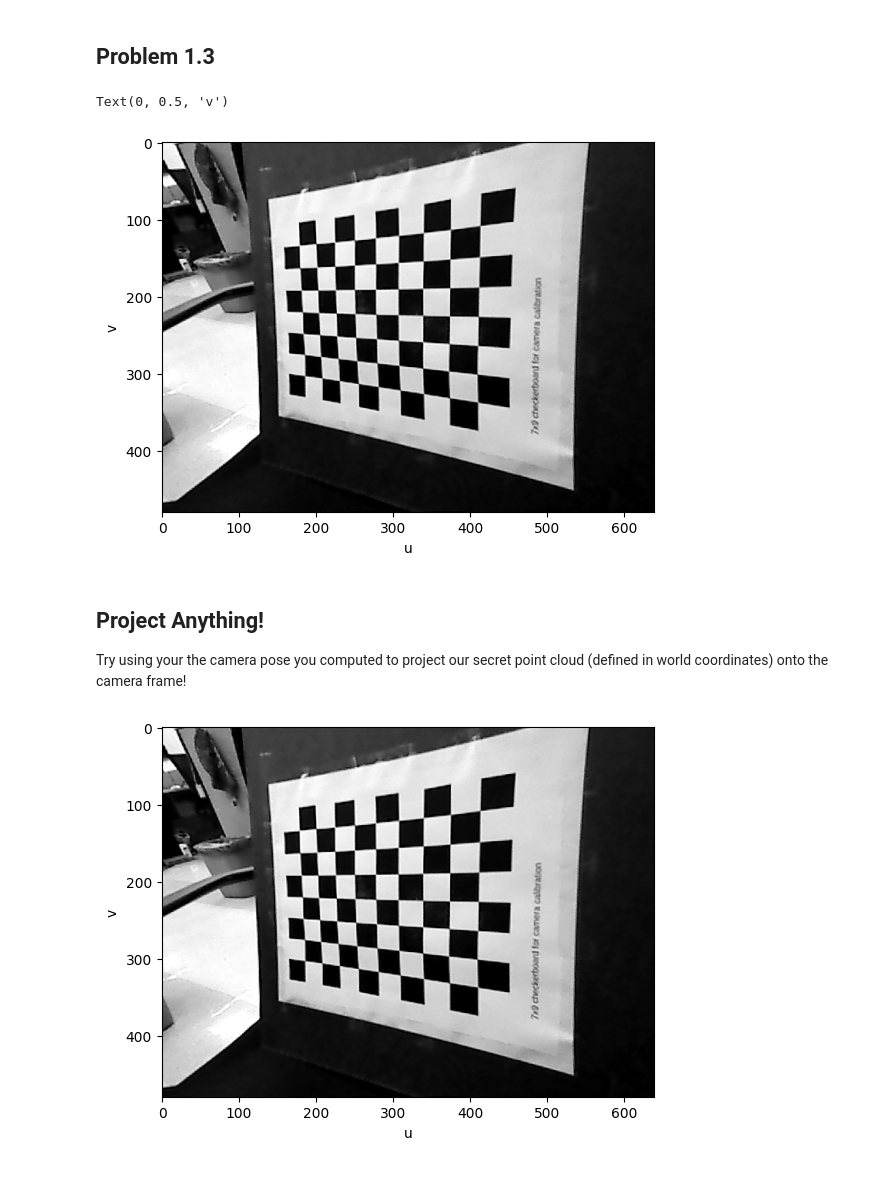
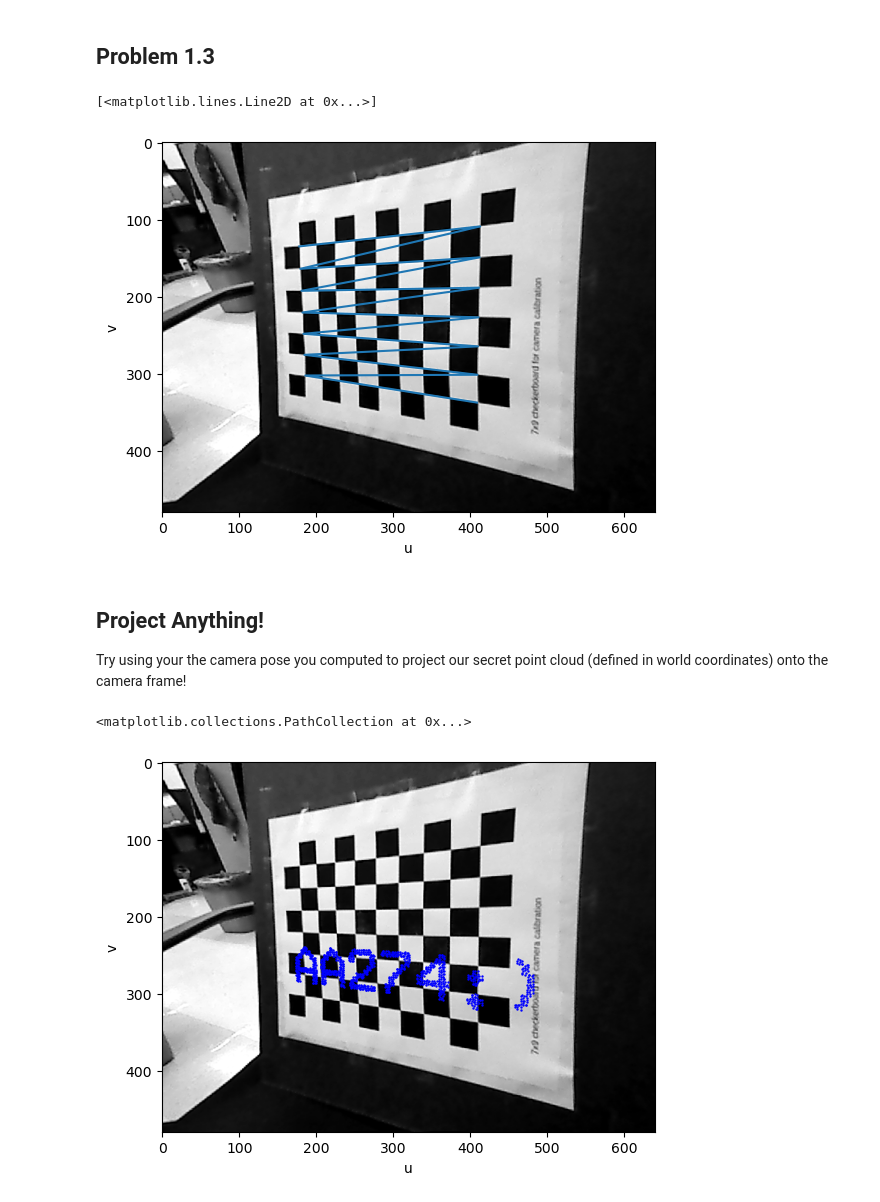
Before and after one commit to albert-yw-lin/robot_autonomy_I_hw, a Jupyter notebook: AA274a-HW3-F24/p1_extrinsics.ipynb, the cells around one changed output. Drawn from its saved outputs; the diff is of its cells as text; code cells hidden in the pictures.

```diff
--- a/AA274a-HW3-F24/p1_extrinsics.ipynb
+++ b/AA274a-HW3-F24/p1_extrinsics.ipynb
@@ -105,6 +89,7 @@ r0 = pose[:, 0]
 r1 = pose[:, 1]
 t = pose[:, 2]
 r2 = np.cross(r0, r1)
-R = np.column_stack((r0, r1, r2, t))
+R = np.column_stack((r0, r1, r2))
+print(R, t)
 # --------- YOUR CODE ENDS HERE -----------------
 # %% [output]
@@ -131,7 +116,11 @@ def transform_world_to_camera(K, R, t, world_coords):
             the projections of the the world_coords on the image plane.
     """
     # --------- YOUR CODE STARTS HERE ---------------
-
+    t = t.reshape((-1, 1))
+    world_coords = np.concatenate((world_coords, np.ones((world_coords.shape[0], 1))), axis = 1)
+    cam_coord = np.concatenate((R, t), axis = 1) @ world_coords.T
+    uv = (K @ cam_coord).T
+    uv = uv/uv[:, -1].reshape((-1, 1))[:, 0:2]
     # --------- YOUR CODE ENDS HERE -----------------
     return uv
 
@@ -148,25 +137,28 @@ ax.set_ylabel("v")
 #       of this cell to match the names that you used above!
 
 # --------- YOUR CODE STARTS HERE ---------------
-
+world_coords = np.hstack(((x_coord, y_coord, np.zeros((x_coord.shape[0], 1)))))
+uv = transform_world_to_camera(K, R, t, world_coords)
+ax.plot(uv[:, 0], uv[:, 1])
 # --------- YOUR CODE ENDS HERE -----------------
 # %% [output]
-Text(0, 0.5, 'v')
+[<matplotlib.lines.Line2D at 0x...>]
-[figure, old version]
+[figure, new version]
 # %% [markdown]
 ## Project Anything!
 Try using your the camera pose you computed to project our secret point cloud (defined in world coordinates) onto the camera frame!
 # %%
 ax = plt.subplot()
 ax.imshow(image, cmap="gray")
 ax.set_xlabel("u")
 ax.set_ylabel("v")
 
 # Load the secrect point cloud from file!
 point_cloud_secret = np.load("p1_data/secret.npy")
 
 # NOTE: Uncomment the lines below when you've finished everything else!
-# uv_secret = transform_world_to_camera(K, R, t, point_cloud_secret)
-# ax.scatter(uv_secret[:, 0], uv_secret[:, 1], s=0.5, c="b")
+uv_secret = transform_world_to_camera(K, R, t, point_cloud_secret)
+ax.scatter(uv_secret[:, 0], uv_secret[:, 1], s=0.5, c="b")
 # %% [output]
+<matplotlib.collections.PathCollection at 0x...>
-[figure, old version]
+[figure, new version]
```
Also changed, not shown: parts of 2 cells of this notebook, 2 other files.
